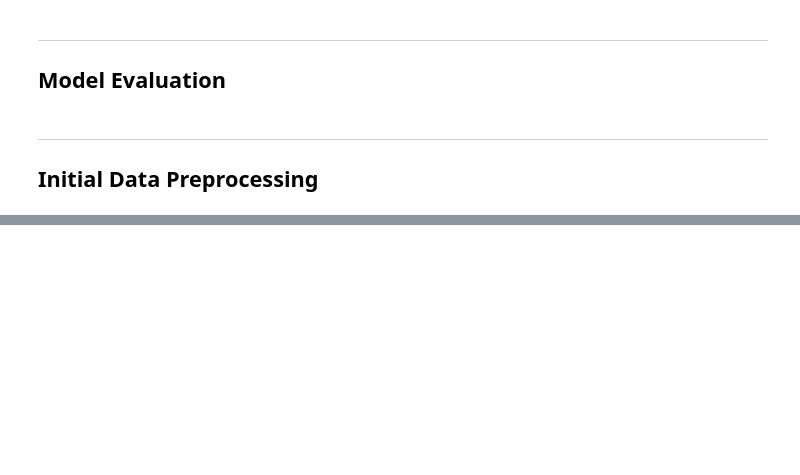
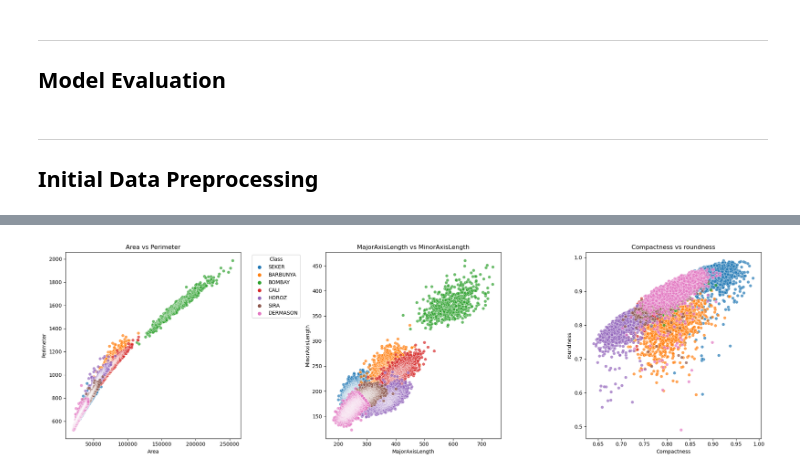
Before and after one commit to saxzeee/STINTSY-MCO, a Jupyter notebook: STINTSY-MCO-Group2.ipynb, the cells around one changed output, grey strips where cells are left out. Cells and saved outputs as stored; diff of their text form; code cells hidden in the pictures; blank space fills up the shorter version.

```diff
--- a/STINTSY-MCO-Group2.ipynb
+++ b/STINTSY-MCO-Group2.ipynb
@@ -71,0 +372,33 @@ We review the unique values of each column in the dataset to gain an initial und
+# %%
+scatter_pairs = [
+    ("Area", "Perimeter"),
+    ("MajorAxisLength", "MinorAxisLength"),
+    ("Compactness", "roundness")
+]
+
+fig, axes = plt.subplots(1, 3, figsize=(20, 6))
+
+for ax, (x_feature, y_feature) in zip(axes, scatter_pairs):
+    sns.scatterplot(
+        data=df,
+        x=x_feature,
+        y=y_feature,
+        hue="Class",
+        alpha=0.7,
+        ax=ax
+    )
+    ax.set_title(f"{x_feature} vs {y_feature}")
+    ax.set_xlabel(x_feature)
+    ax.set_ylabel(y_feature)
+
+handles, labels = axes[0].get_legend_handles_labels()
+axes[0].legend(handles=handles, labels=labels, title="Class", bbox_to_anchor=(1.05, 1), loc="upper left")
+
+for ax in axes[1:]:
+    if ax.get_legend() is not None:
+        ax.get_legend().remove()
+
+plt.tight_layout()
+plt.show()
+# %% [output]
+[figure, added]
```
Also changed, not shown: parts of 36 cells of this notebook.
